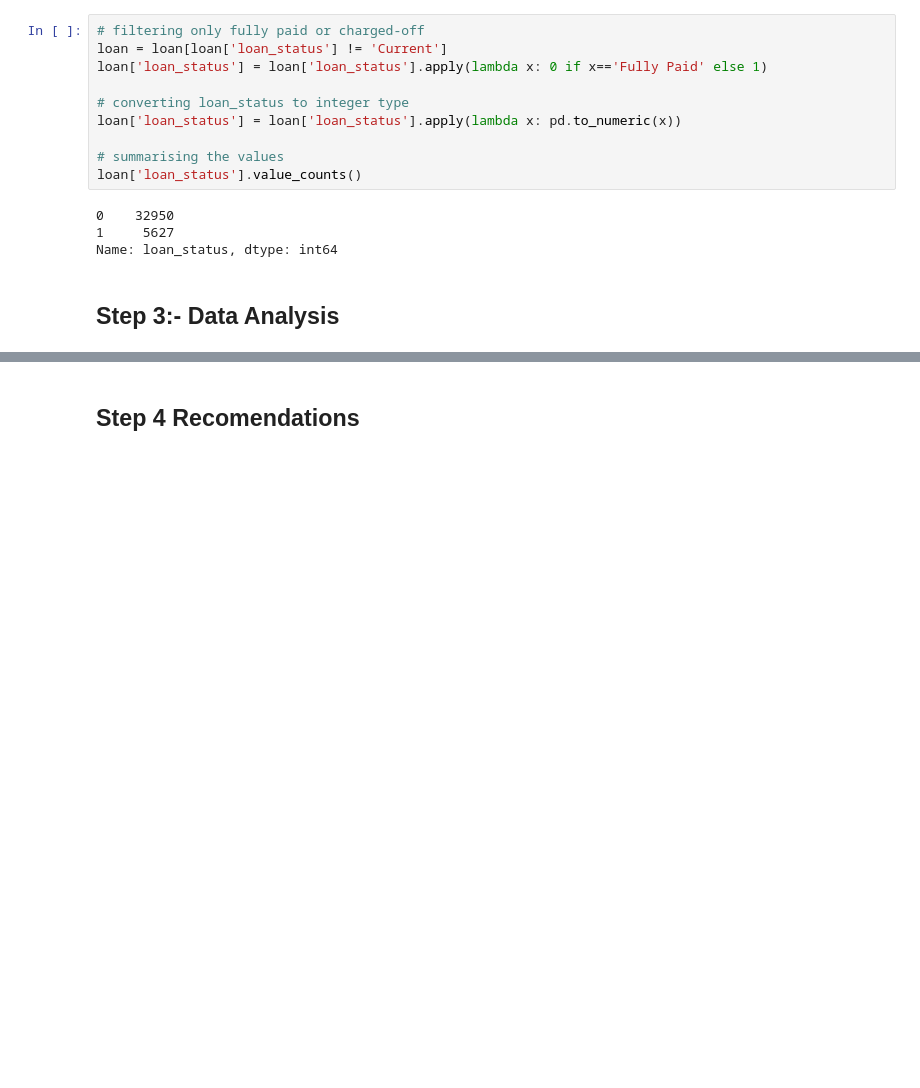
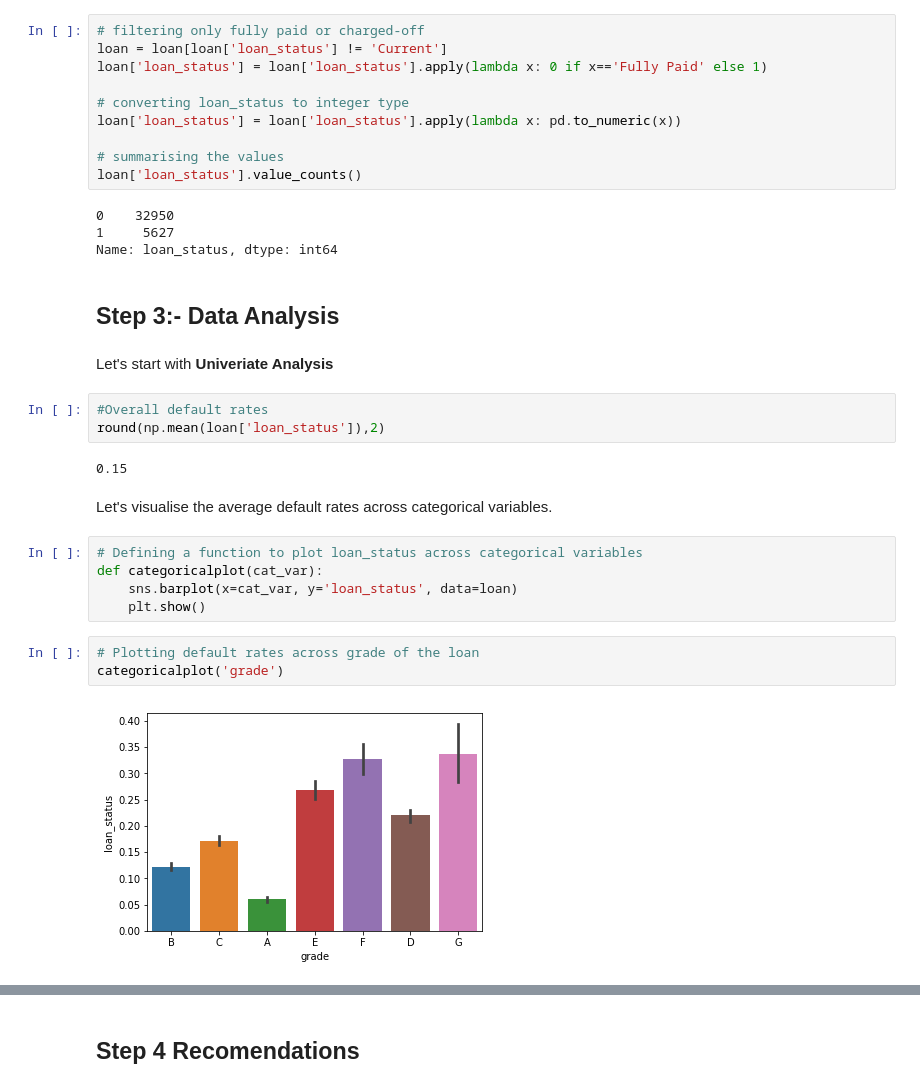
Before and after one commit to SrajanKumarShukla/Gramener-Case-Study, a Jupyter notebook: Loan-Analytics.ipynb, the cells around one changed output, grey strips where cells are left out. Saved outputs shown, nothing was run; the diff lists cells and outputs as text; blank space fills up the shorter version.

```diff
--- a/Loan-Analytics.ipynb
+++ b/Loan-Analytics.ipynb
@@ -276,3 +276,22 @@ loan['loan_status'].value_counts()
 Name: loan_status, dtype: int64
 # %% [markdown]
 ## Step 3:- Data Analysis
+# %% [markdown]
+Let's start with <B> Univeriate Analysis
+# %%
+#Overall default rates
+round(np.mean(loan['loan_status']),2)
+# %% [output]
+0.15
+# %% [markdown]
+Let's visualise the average default rates across categorical variables.
+# %%
+# Defining a function to plot loan_status across categorical variables
+def categoricalplot(cat_var):
+    sns.barplot(x=cat_var, y='loan_status', data=loan)
+    plt.show()
+# %%
+# Plotting default rates across grade of the loan
+categoricalplot('grade')
+# %% [output]
+[figure, added]
```
Also changed, not shown: parts of 43 cells of this notebook.
